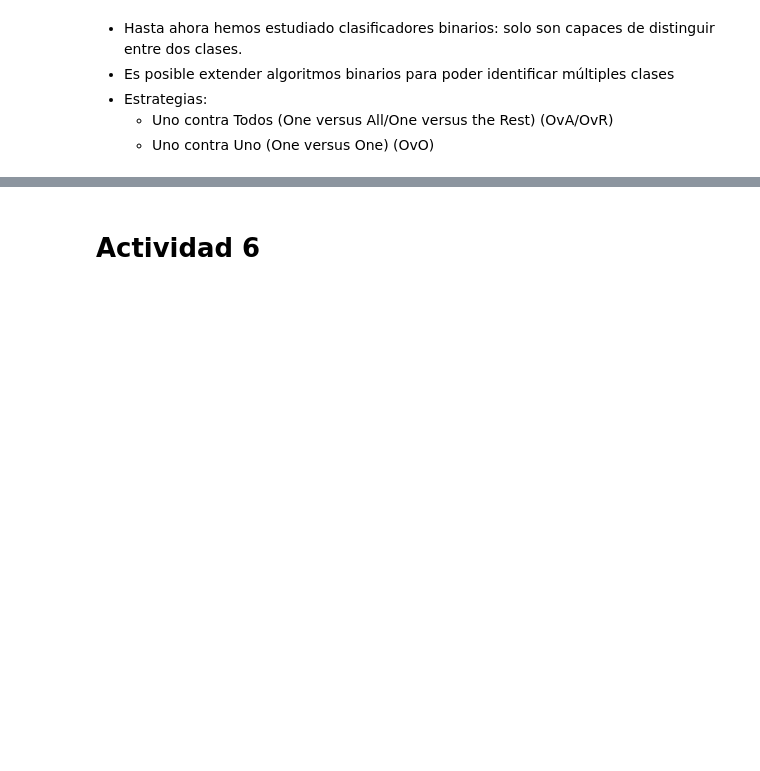
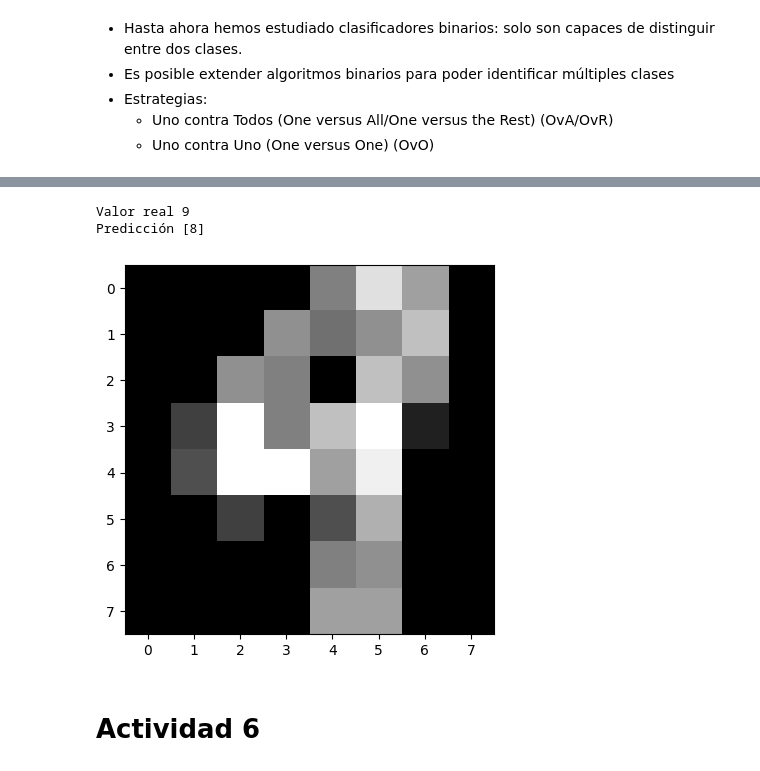
Before and after one commit to polivares/CD-DataScience, a Jupyter notebook: 7-ClassificationModels/7-ClassificationModels.ipynb, the cells around one changed output, grey strips where cells are left out. Cells and saved outputs as stored; diff of their text form; code cells hidden in the pictures; blank space fills up the shorter version.

```diff
--- a/7-ClassificationModels/7-ClassificationModels.ipynb
+++ b/7-ClassificationModels/7-ClassificationModels.ipynb
@@ -335,13 +452,17 @@ print('Predicciones:',log_reg.predict(X_test))
 # %%
 import matplotlib.pyplot as plt
 # Ejemplos de predicciones
-i = 20
-#i = 11 # Error de predicción
+#i = 20
+i = 11 # Error de predicción
 
 image = X_test[i].reshape(8,8)
 plt.imshow(image,cmap='gray')
 print('Valor real', y_test[i])
 print('Predicción', log_reg.predict(X_test[i].reshape(1,-1)))
+# %% [output]
+Valor real 9
+Predicción [8]
+[figure, added]
 # %% [markdown]
 # Actividad 6
 # %% [markdown]
```
Also changed, not shown: parts of 19 cells of this notebook, 12 other files.
